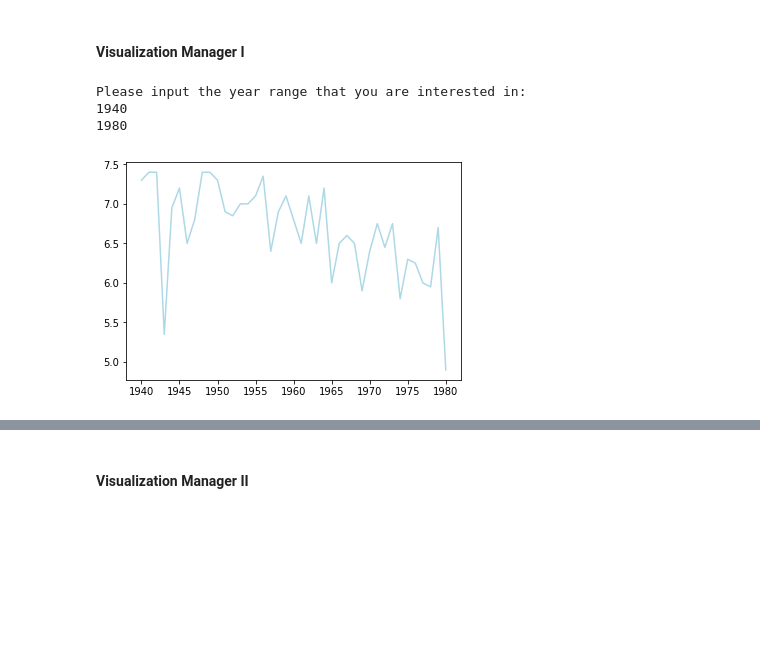
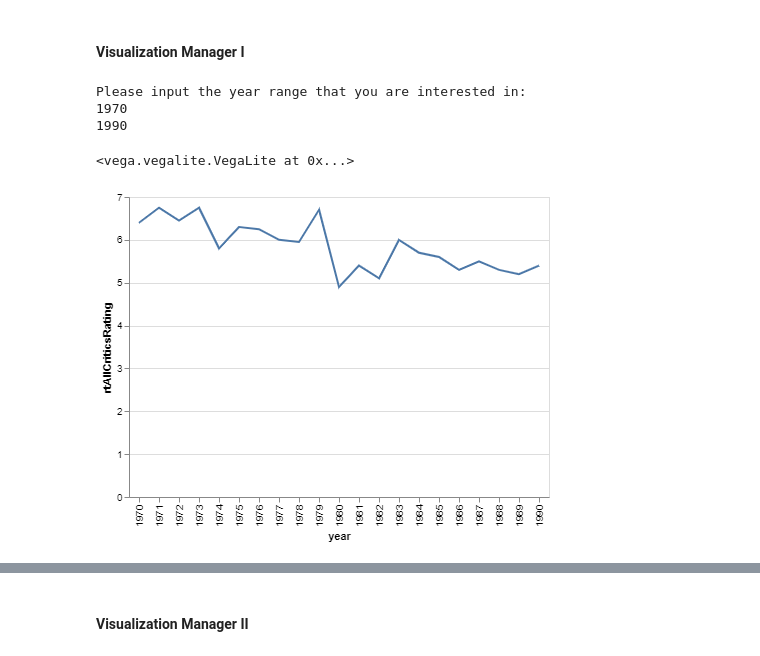
Before and after one commit to melmcchau/movie-rating-predictor-project-uwseds, a Jupyter notebook: code/Movie_Rating_Analysis.ipynb, the cells around one changed output, grey strips where cells are left out. Drawn from its saved outputs; the diff is of its cells as text; code cells hidden in the pictures; blank space fills up the shorter version.

Commit message:
refine the visualization manager and achive interactive

```diff
--- a/code/Movie_Rating_Analysis.ipynb
+++ b/code/Movie_Rating_Analysis.ipynb
@@ -59,22 +86,45 @@ sub_movies.head(1)
+# %%
+selection = alt.selection_interval(bind='scales')
+
+alt.Chart(cars).mark_line().encode(
+    x='Horsepower:Q',
+    y='Miles_per_Gallon:Q',
+    color='Origin:N',
+    tooltip='Name:N'
+).add_selection(
+    selection
+)
 # %%
 #### interactive one: draw the trendline of the median rating given a time interval
 
 def draw_trend_line_median_year(sub_movies):
 
     print('Please input the year range that you are interested in: ')
 
+
     start_year = int(input())
     end_year = int(input())
 
     year_median = sub_movies.groupby('year')['rtAllCriticsRating'].median().reset_index()
     year_show = year_median[year_median['year'] >= start_year]
     year_show = year_show[year_median['year'] <= end_year]
-    plt.plot(year_show['year'], year_show['rtAllCriticsRating'], color='lightblue')
-    plt.show()
+
+
+    selection = alt.selection_interval(bind='scales')
+
+    chart = alt.Chart(year_show).mark_line().encode(
+    x='year:N',
+    y='rtAllCriticsRating:Q',
+    tooltip='year:N').add_selection(selection)
+
+    return chart
+
+
 
 draw_trend_line_median_year(sub_movies)
 # %% [output]
 Please input the year range that you are interested in:
-1940
-1980
+1970
+1990
+<vega.vegalite.VegaLite at 0x...>
-[figure, old version]
+[figure, new version]
```
Also changed, not shown: parts of 22 cells of this notebook.
